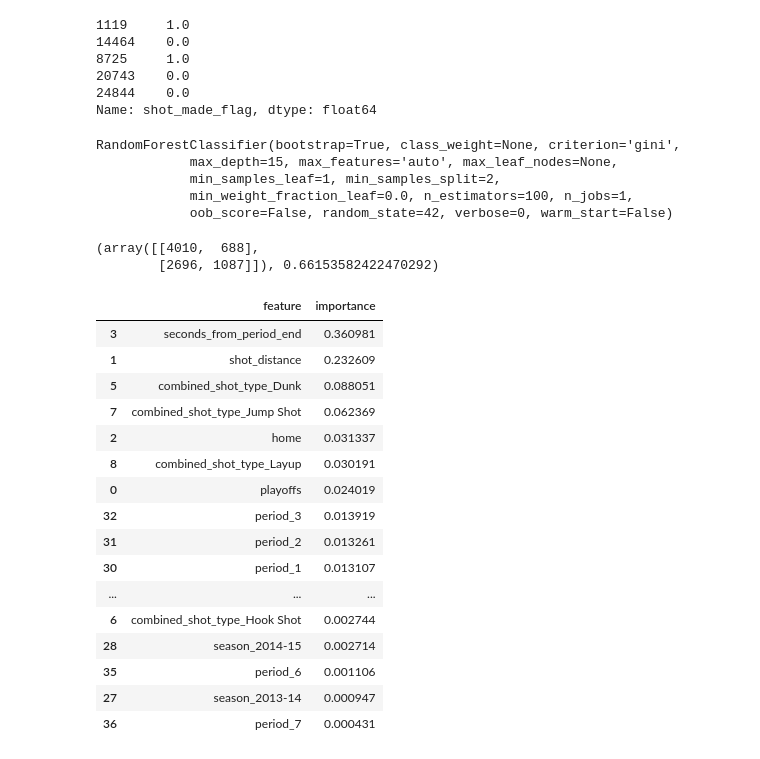
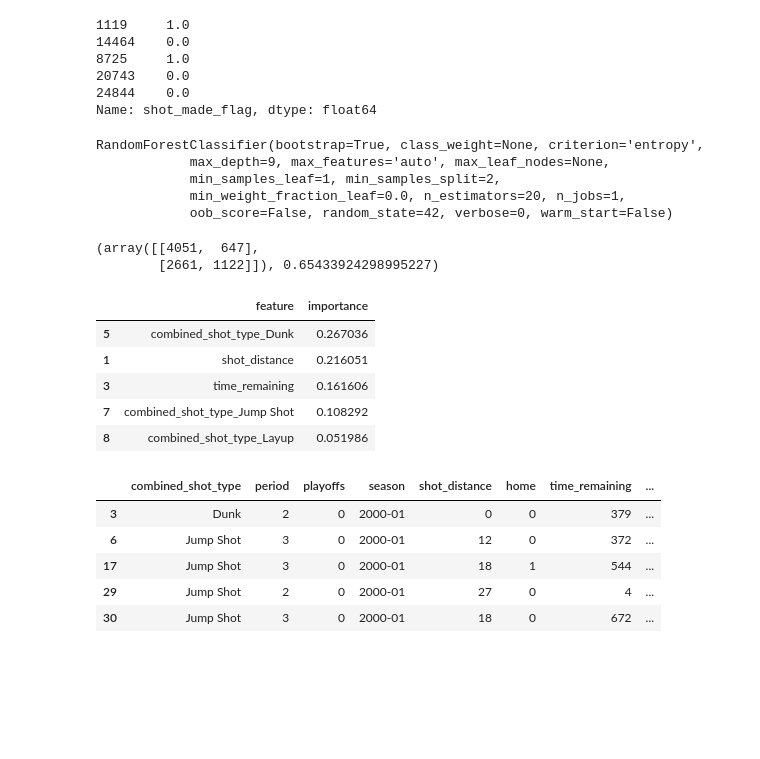
Before and after one commit to ohadravid/ml-tutorial, a Jupyter notebook: notebooks/203-BuildingAModel.ipynb, the cells around one changed output. Cells and saved outputs as stored; diff of their text form; code cells hidden in the pictures; blank space fills up the shorter version.

Commit message:
Add a new notebook with better model

```diff
--- a/notebooks/203-BuildingAModel.ipynb
+++ b/notebooks/203-BuildingAModel.ipynb
@@ -4,7 +4,7 @@ import pandas as pd
 import matplotlib.pyplot as plt
 %matplotlib inline
 # %%
-filename= "./kobe_bryant_shot_data_refined.csv"
+filename= "../data/intro/kobe_bryant_shot_data_refined.csv"
 df = pd.read_csv(filename)
 # %%
 df.head()
@@ -60,14 +62,14 @@ y_train.head()
 24844    0.0
 Name: shot_made_flag, dtype: float64
 # %%
-model = RandomForestClassifier(n_estimators=100, max_depth=15, random_state=42)
+model = RandomForestClassifier(n_estimators=20, max_depth=9, criterion='entropy', random_state=42)
 # %%
 model.fit(X_train, y_train)
 # %% [output]
-RandomForestClassifier(bootstrap=True, class_weight=None, criterion='gini',
-            max_depth=15, max_features='auto', max_leaf_nodes=None,
+RandomForestClassifier(bootstrap=True, class_weight=None, criterion='entropy',
+            max_depth=9, max_features='auto', max_leaf_nodes=None,
             min_samples_leaf=1, min_samples_split=2,
-            min_weight_fraction_leaf=0.0, n_estimators=100, n_jobs=1,
+            min_weight_fraction_leaf=0.0, n_estimators=20, n_jobs=1,
             oob_score=False, random_state=42, verbose=0, warm_start=False)
 # %%
 y_pred = model.predict(X_test)
@@ -76,25 +78,15 @@ y_pred_proba = model.predict_proba(X_test)
 # %%
 confusion_matrix(y_test, y_pred), log_loss(y_test, y_pred_proba[:,1])
 # %% [output]
-(array([[4010,  688],
-        [2696, 1087]]), 0.66153582422470292)
+(array([[4051,  647],
+        [2661, 1122]]), 0.65433924298995227)
 # %%
-pd.DataFrame({'feature': X_train.columns, 'importance': model.feature_importances_}).sort_values('importance', ascending=False)
+pd.DataFrame({'feature': X_train.columns,
+              'importance': model.feature_importances_}).sort_values('importance', ascending=False).head()
 # %% [output]
 |  | feature | importance |
-| 3 | seconds_from_period_end | 0.360981 |
-| 1 | shot_distance | 0.232609 |
-| 5 | combined_shot_type_Dunk | 0.088051 |
-| 7 | combined_shot_type_Jump Shot | 0.062369 |
-| 2 | home | 0.031337 |
-| 8 | combined_shot_type_Layup | 0.030191 |
-| 0 | playoffs | 0.024019 |
-| 32 | period_3 | 0.013919 |
-| 31 | period_2 | 0.013261 |
-| 30 | period_1 | 0.013107 |
-| ... | ... | ... |
-| 6 | combined_shot_type_Hook Shot | 0.002744 |
-| 28 | season_2014-15 | 0.002714 |
-| 35 | period_6 | 0.001106 |
-| 27 | season_2013-14 | 0.000947 |
-| 36 | period_7 | 0.000431 |
+| 5 | combined_shot_type_Dunk | 0.267036 |
+| 1 | shot_distance | 0.216051 |
+| 3 | time_remaining | 0.161606 |
+| 7 | combined_shot_type_Jump Shot | 0.108292 |
+| 8 | combined_shot_type_Layup | 0.051986 |
@@ -100,0 +97,9 @@ pd.DataFrame({'feature': X_train.columns, 'importance': model.feature_importance
+# %%
+pred_df.head()
+# %% [output]
+|  | combined_shot_type | period | playoffs | season | shot_distance | home | time_remaining | ... |
+| 3 | Dunk | 2 | 0 | 2000-01 | 0 | 0 | 379 | ... |
+| 6 | Jump Shot | 3 | 0 | 2000-01 | 12 | 0 | 372 | ... |
+| 17 | Jump Shot | 3 | 0 | 2000-01 | 18 | 1 | 544 | ... |
+| 29 | Jump Shot | 2 | 0 | 2000-01 | 27 | 0 | 4 | ... |
+| 30 | Jump Shot | 3 | 0 | 2000-01 | 18 | 0 | 672 | ... |
```
Also changed, not shown: parts of 15 cells of this notebook, 3 other files.
